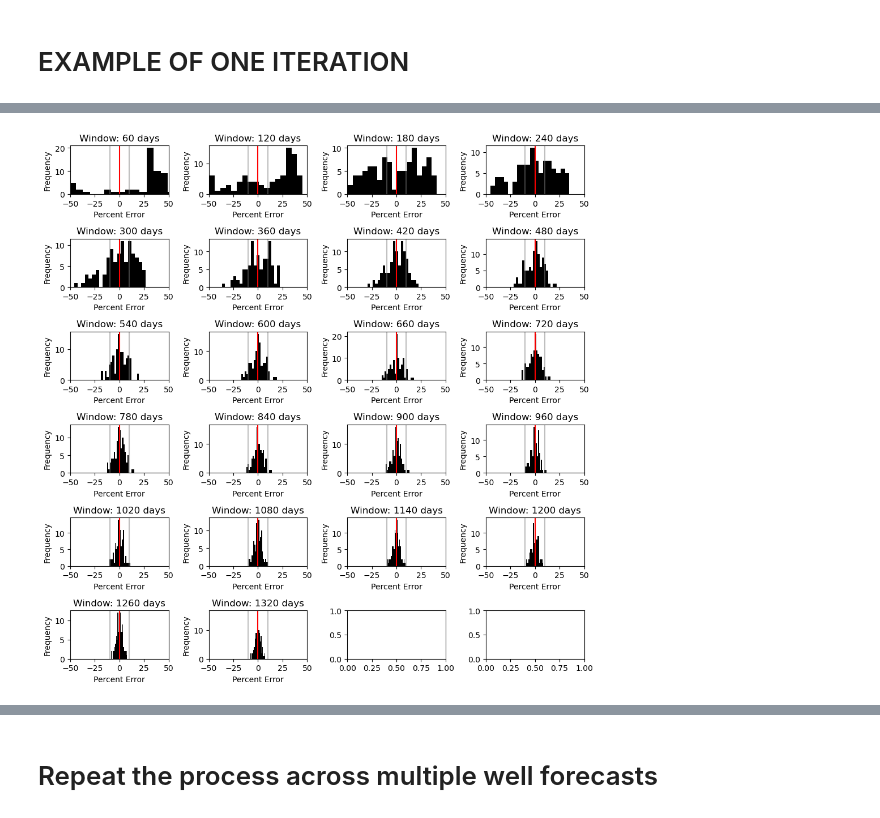
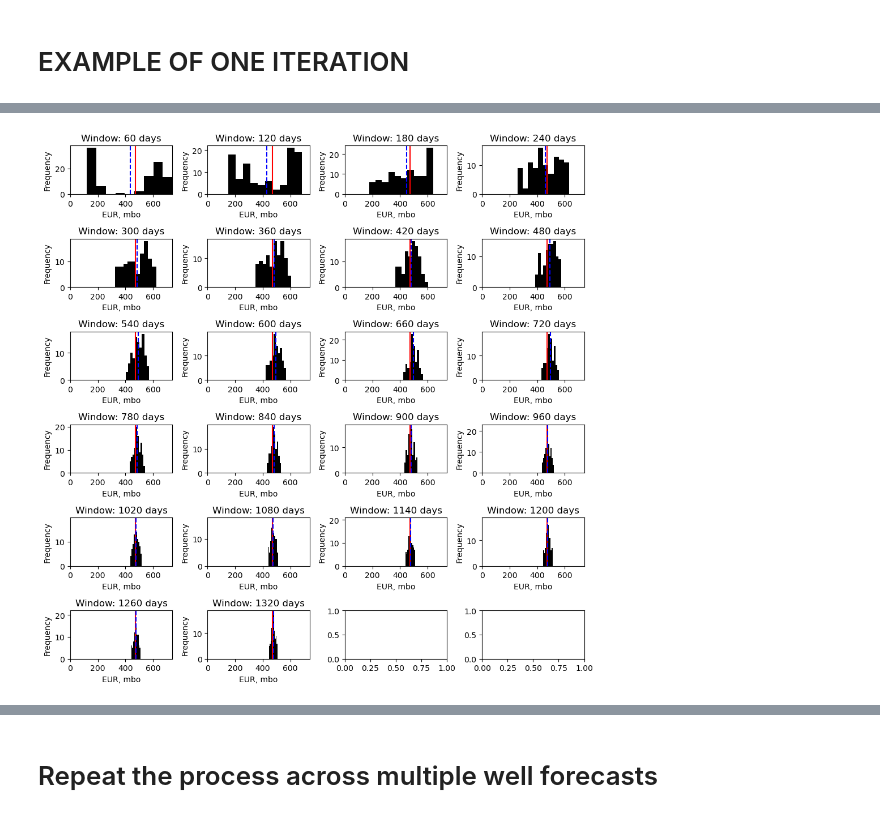
Before and after one commit to rmcguigan/PGE_RESEARCH, a Jupyter notebook: SP24_Research/SP24research_problem_statement.ipynb, the cells around one changed output, grey strips where cells are left out. Drawn from its saved outputs; the diff is of its cells as text; code cells hidden in the pictures.

```diff
--- a/SP24_Research/SP24research_problem_statement.ipynb
+++ b/SP24_Research/SP24research_problem_statement.ipynb
@@ -267,8 +341,8 @@ test.bootstrap(iterations=100,
                beta=0.5, loc=0, scale=0.05)
 # %%
 # create some forecast visuals
-def calculate_single_bootsrap_fit(boot_strap_iteration, window_max, initial, bounds):
-    history = test.bootstrap_array[boot_strap_iteration, :window_max]
+def calculate_single_monte_carlo_fit(boot_strap_iteration, window_max, initial, bounds, which):
+    history = test.monte_carlo_array[boot_strap_iteration, :window_max]
     match_di, match_b = minimize(test._regress_forecast,
                                     x0=initial,
                                     args=(history),
@@ -279,14 +353,15 @@ def calculate_single_bootsrap_fit(boot_strap_iteration, window_max, initial, bou
 boot_strap_iteration = [5,10]
 bounds = [(0.5, 0.99), (0.5, 1.5)]
 initial_guess = [0.75, 1.001]
+which = 'monte_carlo'
 
 # plot the examples
 fig, axs = plt.subplots(nrows=3, ncols=2, figsize=(2 * golden_ratio * 3, 3 * 3))
 for i, bs in enumerate(boot_strap_iteration):
     window_1 = 30
-    forecast_1, match_di_1, match_b_1 = calculate_single_bootsrap_fit(bs, window_1, initial_guess, bounds)
+    forecast_1, match_di_1, match_b_1 = calculate_single_monte_carlo_fit(bs, window_1, initial_guess, bounds, which)
     axs[0, i].plot(test.t, test.rate, 'k-', label=f'Ground truth: {test.eur/1000:.0f} mbo')
-    axs[0, i].plot(range(0,window_1), test.bootstrap_array[bs, :window_1],
+    axs[0, i].plot(range(0,window_1), test.monte_carlo_array[bs, :window_1],
                 'o', c='none', mec='b', alpha=0.1, label='Simulated data')
     axs[0, i].plot(test.t, forecast_1, 'r--', label=f'Forecast EUR: {np.max(np.cumsum(forecast_1))/1000:.0f} mbo')
     axs[0, i].set(xlabel='Time, days', ylabel='Production rate, bopd', yscale='log', xlim=(0,365 * 5), ylim=(10, 3000),
@@ -294,9 +369,9 @@ for i, bs in enumerate(boot_strap_iteration):
     axs[0, i].legend(loc='upper right')
 
     window_2 = 180
-    forecast_2, match_di_2, match_b_2 = calculate_single_bootsrap_fit(bs, window_2, initial_guess, bounds)
+    forecast_2, match_di_2, match_b_2 = calculate_single_monte_carlo_fit(bs, window_2, initial_guess, bounds, which)
     axs[1, i].plot(test.t, test.rate, 'k-', label=f'Ground truth: {test.eur/1000:.0f} mbo')
-    axs[1, i].plot(range(0,window_2), test.bootstrap_array[bs, :window_2],
+    axs[1, i].plot(range(0,window_2), test.monte_carlo_array[bs, :window_2],
                 'o', c='none', mec='b', alpha=0.1, label='Simulated data')
     axs[1, i].plot(test.t, forecast_2, 'r--', label=f'Forecast EUR: {np.max(np.cumsum(forecast_2))/1000:.0f} mbo')
     axs[1, i].set(xlabel='Time, days', ylabel='Production rate, bopd', yscale='log', xlim=(0,365 * 5), ylim=(10, 3000),
@@ -304,9 +379,9 @@ for i, bs in enumerate(boot_strap_iteration):
     axs[1, i].legend(loc='upper right')
 
     window_3 = 720
-    forecast_3, match_di_3, match_b_3 = calculate_single_bootsrap_fit(bs, window_3, initial_guess, bounds)
+    forecast_3, match_di_3, match_b_3 = calculate_single_monte_carlo_fit(bs, window_3, initial_guess, bounds, which)
     axs[2, i].plot(test.t, test.rate, 'k-', label=f'Ground truth: {test.eur/1000:.0f} mbo')
-    axs[2, i].plot(range(0,window_3), test.bootstrap_array[bs, :window_3],
+    axs[2, i].plot(range(0,window_3), test.monte_carlo_array[bs, :window_3],
                 'o', c='none', mec='b', alpha=0.1, label='Simulated data')
     axs[2, i].plot(test.t, forecast_3, 'r--', label=f'Forecast EUR: {np.max(np.cumsum(forecast_3))/1000:.0f} mbo')
     axs[2, i].set(xlabel='Time, days', ylabel='Production rate, bopd', yscale='log', xlim=(0,365 * 5), ylim=(10, 3000),
@@ -356,6 +435,8 @@ fig, ax = plt.subplots(ncols=4, nrows=6, figsize=(10, 10))
 for i in range(0, test.fcst_eur_array.shape[1]):
     ax[i // 4, i % 4].hist(test.fcst_eur_array[:, i]/1000, bins=20, color='k')
     ax[i // 4, i % 4].axvline(test.eur/1000, c='r', label='Ground truth')
+    ax[i // 4, i % 4].axvline(np.mean(test.fcst_eur_array[:,i])/1000, c='b', ls='--', label='Mean forecast')
+    ax[i // 4, i % 4].axvline(test.moving_average_fcst_eur[i]/1000, c='g', ls='--', label='Moving average forecast')
     ax[i // 4, i % 4].set(xlim=(200,740), title=f'Window: {i * 60 + 60} days', xlabel='EUR, mbo', ylabel='Frequency')
 
     plt.tight_layout()
@@ -364,0 +480,8 @@ plt.tight_layout(); plt.show()
+# %%
+test_windowed_bootstrap = test
+test_windowed_bootstrap.windowed_bootstrap(100, window_size=30)
+test_windowed_bootstrap.calc_forecasts(time_increments=60,
+                                       max_windows=22,
+                                       initial=[0.75, 1.0001],
+                                       bounds=[(0.5, 0.99), (0.5, 1.5)],
+                                       which='bootstrap')
@@ -365,14 +514,13 @@ plt.tight_layout(); plt.show()
 # %%
 # create histrograms of bootstrapped forecasts for each time window of the test instance
-fig, ax = plt.subplots(ncols=4, nrows=6, figsize=(10, 10))
-for i in range(0, test.fcst_eur_array.shape[1]):
-    ax[i // 4, i % 4].hist((test.fcst_eur_array[:, i] - test.eur) / test.eur * 100, bins=20, color='k')
-    ax[i // 4, i % 4].axvline(0, c='r', label='Ground truth')
-    ax[i // 4, i % 4].axvline(10, c='gray', alpha=0.5, label='Ground truth')
-    ax[i // 4, i % 4].axvline(-10, c='gray', alpha=0.5, label='Ground truth')
-    ax[i // 4, i % 4].set(xlim=(-50,50), title=f'Window: {i * 60 + 60} days', xlabel='Percent Error', ylabel='Frequency')
+fig, axs = plt.subplots(ncols=4, nrows=6, figsize=(10, 10))
+for i in range(0, test_windowed_bootstrap.fcst_eur_array.shape[1]):
+    axs[i // 4, i % 4].hist(test_windowed_bootstrap.fcst_eur_array[:,i]/1000, color='k')
+    axs[i // 4, i % 4].axvline(test_windowed_bootstrap.eur/1000, c='r', label='Ground truth')
+    axs[i // 4, i % 4].axvline(np.mean(test_windowed_bootstrap.fcst_eur_array[:,i])/1000, c='b', ls='--', label='Mean forecast')
+    axs[i // 4, i % 4].set(xlim=(0,740), title=f'Window: {i * 60 + 60} days', xlabel='EUR, mbo', ylabel='Frequency')
 
     plt.tight_layout()
 plt.tight_layout(); plt.show()
 # %% [output]
-[figure, old version]
+[figure, new version]
```
Also changed, not shown: parts of 29 cells of this notebook, 1 other file.
